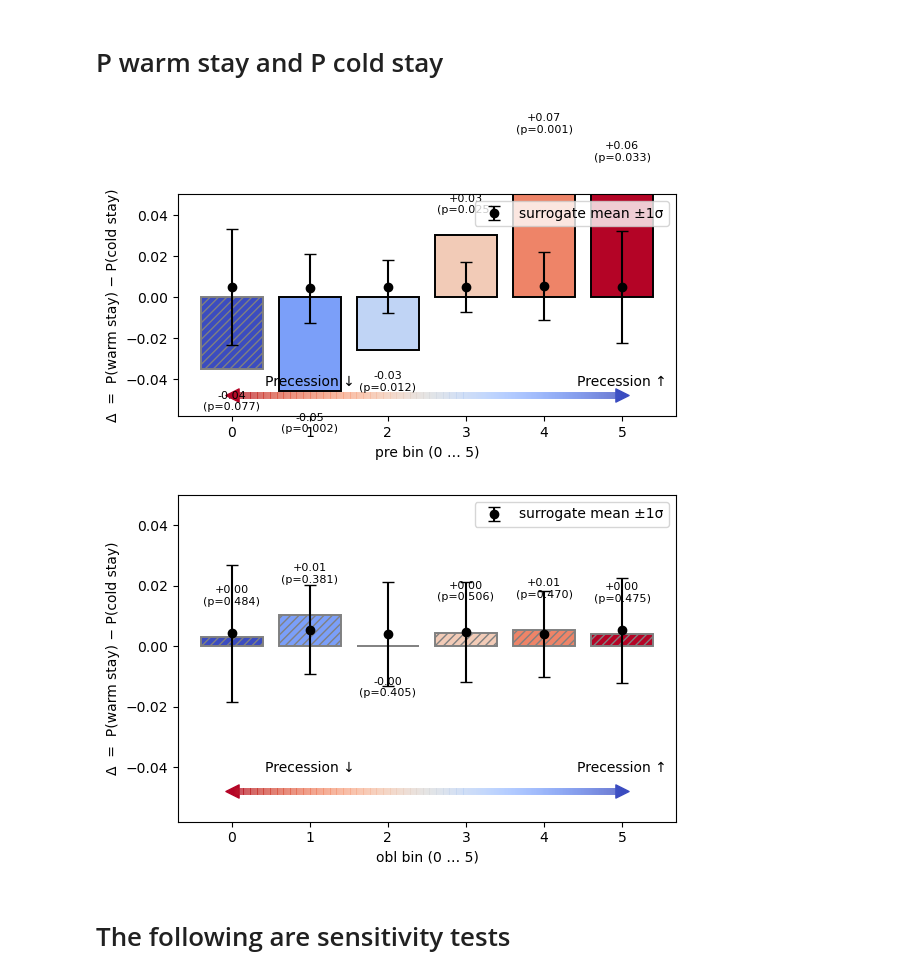
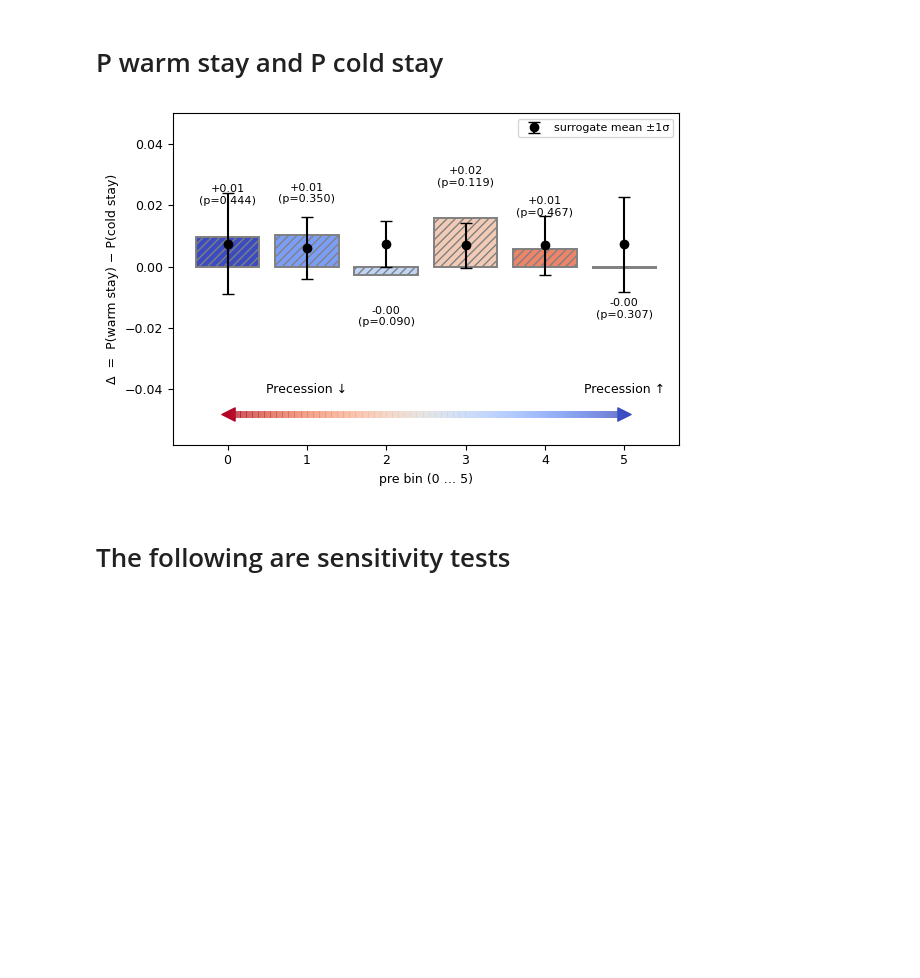
Before and after one commit to Peisong-Zheng/bipolar_seesaw_CCM, a Jupyter notebook: TE_DH_data_d18O.ipynb, the cells around one changed output. Saved outputs shown, nothing was run; the diff lists cells and outputs as text; code cells hidden in the pictures; blank space fills up the shorter version.

```diff
--- a/TE_DH_data_d18O.ipynb
+++ b/TE_DH_data_d18O.ipynb
@@ -5,8 +5,8 @@ import matplotlib.pyplot as plt
 from scipy.signal import butter, filtfilt
 
 # read the csv data
-df_d18O_0_2 = pd.read_csv(r'D:\VScode\bipolar_seesaw_CCM\David_data\MD01-2444_339-U1385_benthic_d18O_hp_0.2kyr.csv')
-df_ZrSr_0_2 = pd.read_csv(r'D:\VScode\bipolar_seesaw_CCM\David_data\339-U1385_CaTi_ZrSr_hp_0.2kyr.csv')
+df_d18O_0_2 = pd.read_csv(r'D:\VScode\bipolar_seesaw_CCM\David_data\MD01-2444_339-U1385_benthic_d18O_hp.csv')
+df_ZrSr_0_2 = pd.read_csv(r'D:\VScode\bipolar_seesaw_CCM\David_data\339-U1385_CaTi_ZrSr_hp.csv')
 
 df_d18O_0_2['age']=df_d18O_0_2['age']*1000
 
@@ -36,4 +36,8 @@ df_filt_d18O.rename(columns={'d18O_hp': 'filt_d18O'}, inplace=True)
 
 # crop the age<=640,000
 df_filt_d18O = df_filt_d18O[df_filt_d18O['age'] <= 640000]
+
+
+print("Are there any NaN values in the interpolated d18O data?", df_d18O_0_2.isnull().values.any())
+print("Are there any NaN values in the interpolated ZrSr data?", df_ZrSr_0_2.isnull().values.any())
 # %% [output]
@@ -323,31 +327,30 @@ delta, mu, sigma, p = sa.prob_prebins_diffbar_surr(
 # %%
 from toolbox import sq_ana as sa
 import importlib
 importlib.reload(sa)
 
 delta, mu, sd, p = sa.prob_prebins_staydiff_surr(
     df_pre      = df_pre_i,
     df_sq       = df_sq_i,
     forcing_column='pre',
     target_column='filt_d18O',
     nbins_pre   = 6,
     n_surr      = 1000,
     alpha       = 0.05,
     random_state=0
 )
-delta, mu, sd, p = sa.prob_prebins_staydiff_surr(
-    df_pre      = df_obl_i,
-    df_sq       = df_sq_i,
-    forcing_column='obl',
-    target_column='filt_d18O',
-    nbins_pre   = 6,
-    n_surr      = 1000,
-    alpha       = 0.05,
-    random_state=0
-)
+# delta, mu, sd, p = sa.prob_prebins_staydiff_surr(
+#     df_pre      = df_obl_i,
+#     df_sq       = df_sq_i,
+#     forcing_column='obl',
+#     target_column='filt_d18O',
+#     nbins_pre   = 6,
+#     n_surr      = 1000,
+#     alpha       = 0.05,
+#     random_state=0
+# )
 # %% [output]
-[figure, old version]
+[figure, new version]
-[figure, removed]
 # %% [markdown]
 # The following are sensitivity tests
 # %% [markdown]
```
Also changed, not shown: parts of 13 cells of this notebook, 5 other files.
